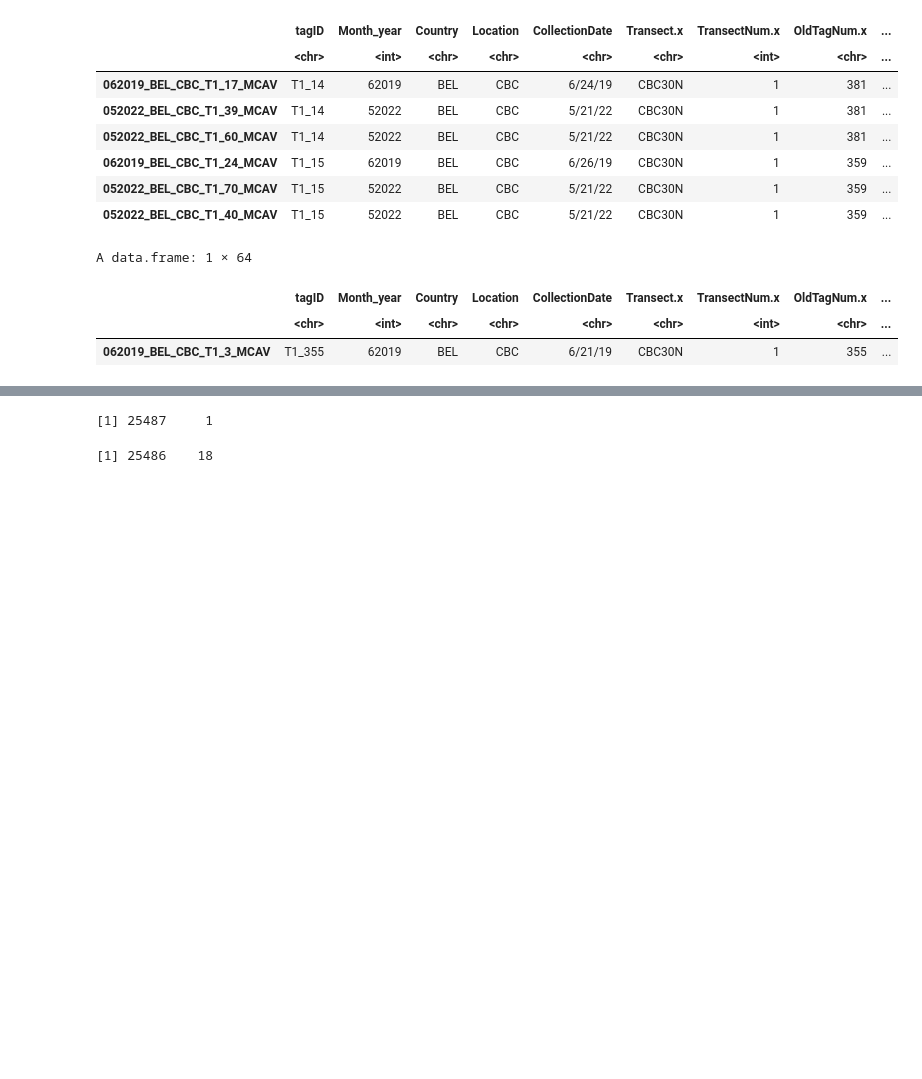
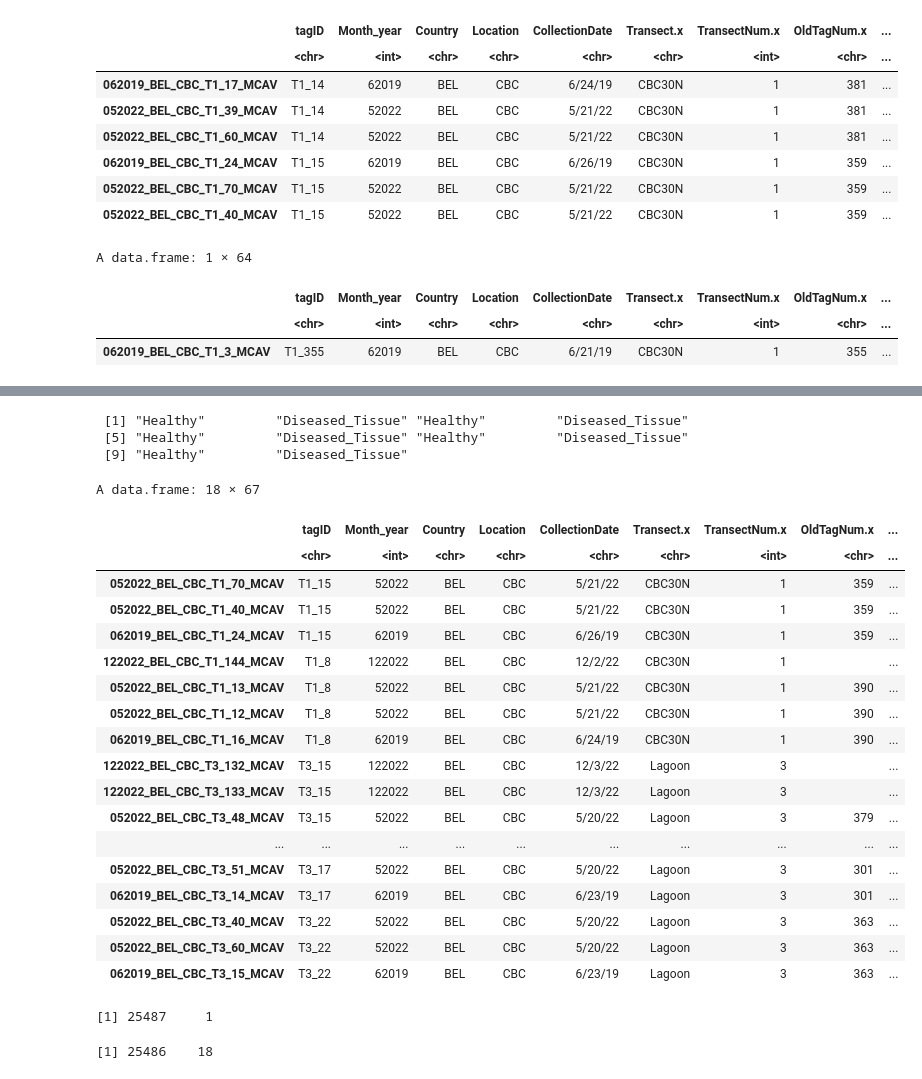
Before and after one commit to brookewicz/CBC_metagenomics, a Jupyter notebook: mcav1/mcav_taxonomy_plots.ipynb, the cells around one changed output, grey strips where cells are left out. Cells and saved outputs as stored; diff of their text form; code cells hidden in the pictures; blank space fills up the shorter version.

```diff
--- a/mcav1/mcav_taxonomy_plots.ipynb
+++ b/mcav1/mcav_taxonomy_plots.ipynb
@@ -521 +568,47 @@ A data.frame: 18 × 64
+# %%
+sorted_duplicate_samples[,"Health_status"]
+# %% [output]
+ [1] "Healthy"         "Diseased_Tissue" "Healthy"         "Diseased_Tissue"
+ [5] "Healthy"         "Diseased_Tissue" "Healthy"         "Diseased_Tissue"
+ [9] "Healthy"         "Diseased_Tissue"
+# %%
+# Group by tagID and count the number of samples for each tagID
+tag_counts <- sample_colony[sample_IDs,] %>%
+  group_by(tagID) %>%
+  summarize(sample_count = n())
+
+# Filter to find tagIDs with more than one sample
+multiple_samples <- tag_counts %>%
+  filter(sample_count > 1)
+
+# Extract the tagIDs with more than one sample
+tags_with_multiple_samples <- multiple_samples$tagID
+
+# Filter the original data frame to show rows with these tagIDs
+samples_from_same_colony <- sample_colony %>%
+  filter(tagID %in% tags_with_multiple_samples)
+
+# View the result
+samples_from_same_colony %>%
+  arrange(tagID)
+# %% [output]
+A data.frame: 18 × 67
+|  | tagID | Month_year | Country | Location | CollectionDate | Transect.x | TransectNum.x | OldTagNum.x | ... |
+|  | <chr> | <int> | <chr> | <chr> | <chr> | <chr> | <int> | <chr> | ... |
+| 052022_BEL_CBC_T1_70_MCAV | T1_15 | 52022 | BEL | CBC | 5/21/22 | CBC30N | 1 | 359 | ... |
+| 052022_BEL_CBC_T1_40_MCAV | T1_15 | 52022 | BEL | CBC | 5/21/22 | CBC30N | 1 | 359 | ... |
+| 062019_BEL_CBC_T1_24_MCAV | T1_15 | 62019 | BEL | CBC | 6/26/19 | CBC30N | 1 | 359 | ... |
+| 122022_BEL_CBC_T1_144_MCAV | T1_8 | 122022 | BEL | CBC | 12/2/22 | CBC30N | 1 |  | ... |
+| 052022_BEL_CBC_T1_13_MCAV | T1_8 | 52022 | BEL | CBC | 5/21/22 | CBC30N | 1 | 390 | ... |
+| 052022_BEL_CBC_T1_12_MCAV | T1_8 | 52022 | BEL | CBC | 5/21/22 | CBC30N | 1 | 390 | ... |
+| 062019_BEL_CBC_T1_16_MCAV | T1_8 | 62019 | BEL | CBC | 6/24/19 | CBC30N | 1 | 390 | ... |
+| 122022_BEL_CBC_T3_132_MCAV | T3_15 | 122022 | BEL | CBC | 12/3/22 | Lagoon | 3 |  | ... |
+| 122022_BEL_CBC_T3_133_MCAV | T3_15 | 122022 | BEL | CBC | 12/3/22 | Lagoon | 3 |  | ... |
+| 052022_BEL_CBC_T3_48_MCAV | T3_15 | 52022 | BEL | CBC | 5/20/22 | Lagoon | 3 | 379 | ... |
+| ... | ... | ... | ... | ... | ... | ... | ... | ... | ... |
+| 052022_BEL_CBC_T3_51_MCAV | T3_17 | 52022 | BEL | CBC | 5/20/22 | Lagoon | 3 | 301 | ... |
+| 062019_BEL_CBC_T3_14_MCAV | T3_17 | 62019 | BEL | CBC | 6/23/19 | Lagoon | 3 | 301 | ... |
+| 052022_BEL_CBC_T3_40_MCAV | T3_22 | 52022 | BEL | CBC | 5/20/22 | Lagoon | 3 | 363 | ... |
+| 052022_BEL_CBC_T3_60_MCAV | T3_22 | 52022 | BEL | CBC | 5/20/22 | Lagoon | 3 | 363 | ... |
+| 062019_BEL_CBC_T3_15_MCAV | T3_22 | 62019 | BEL | CBC | 6/23/19 | Lagoon | 3 | 363 | ... |
 # %%
```
Also changed, not shown: parts of 22 cells of this notebook.
